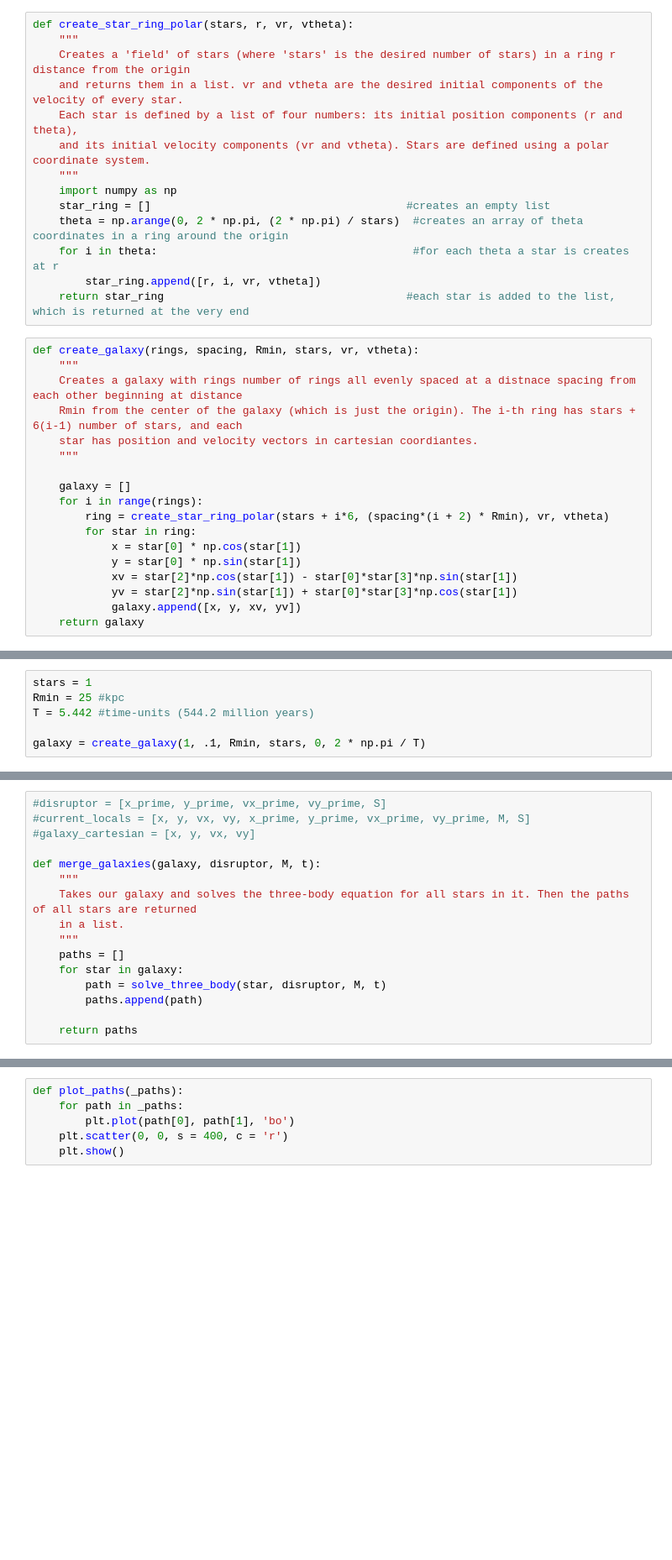
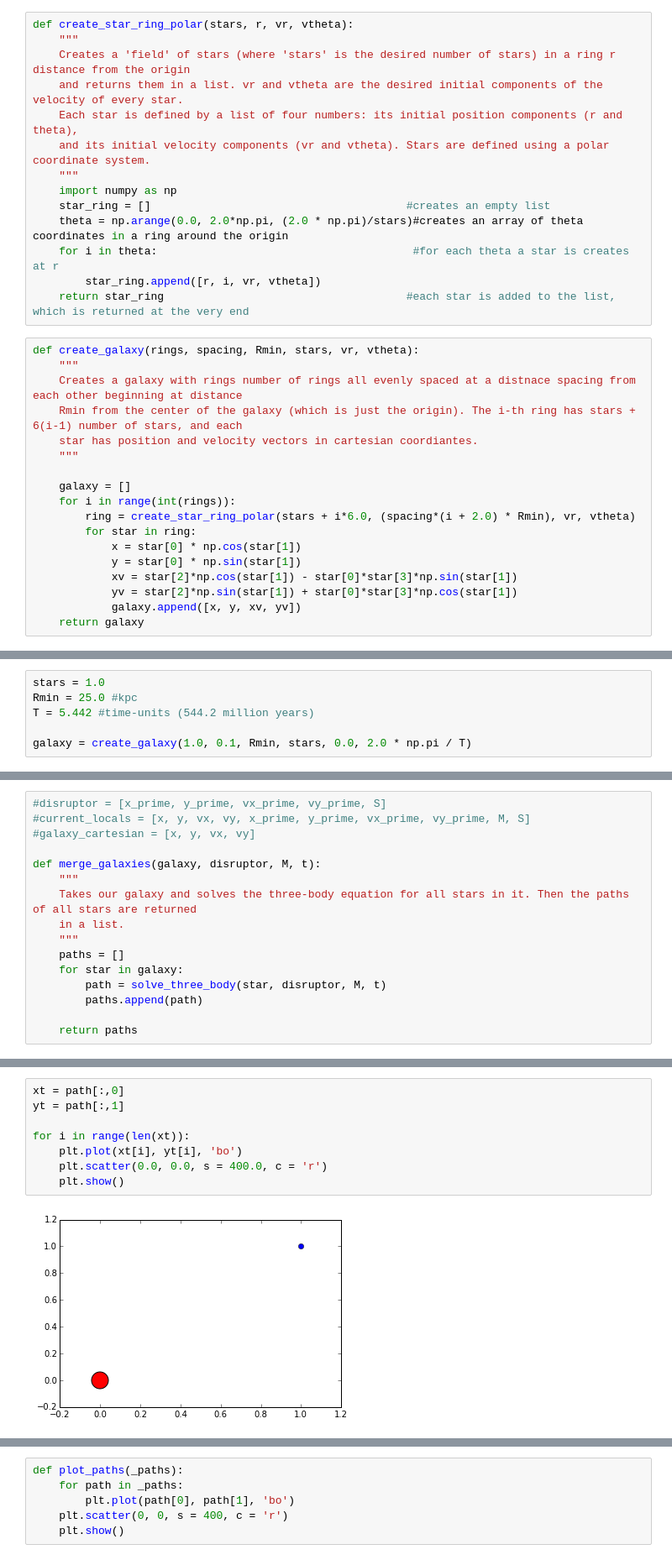
Before and after one commit to abardess/PHYS202-S14, a Jupyter notebook: GalaxyProject/GalaxiesForRealThisTime.ipynb, the cells around one changed output, grey strips where cells are left out. Shown at 84% size. Drawn from its saved outputs; the diff is of its cells as text; blank space fills up the shorter version.

```diff
--- a/GalaxyProject/GalaxiesForRealThisTime.ipynb
+++ b/GalaxyProject/GalaxiesForRealThisTime.ipynb
@@ -15,7 +15,7 @@ def create_star_ring_polar(stars, r, vr, vtheta):
     """
     import numpy as np
     star_ring = []                                       #creates an empty list
-    theta = np.arange(0, 2 * np.pi, (2 * np.pi) / stars)  #creates an array of theta coordinates in a ring around the origin
+    theta = np.arange(0.0, 2.0*np.pi, (2.0 * np.pi)/stars)#creates an array of theta coordinates in a ring around the origin
     for i in theta:                                       #for each theta a star is creates at r
         star_ring.append([r, i, vr, vtheta])
     return star_ring                                     #each star is added to the list, which is returned at the very end
@@ -28,8 +28,8 @@ def create_galaxy(rings, spacing, Rmin, stars, vr, vtheta):
     """
 
     galaxy = []
-    for i in range(rings):
-        ring = create_star_ring_polar(stars + i*6, (spacing*(i + 2) * Rmin), vr, vtheta)
+    for i in range(int(rings)):
+        ring = create_star_ring_polar(stars + i*6.0, (spacing*(i + 2.0) * Rmin), vr, vtheta)
         for star in ring:
             x = star[0] * np.cos(star[1])
             y = star[0] * np.sin(star[1])
@@ -49,10 +49,10 @@ def plot_galaxy(galaxy):
     plt.show()
 # %%
-stars = 1
-Rmin = 25 #kpc
+stars = 1.0
+Rmin = 25.0 #kpc
 T = 5.442 #time-units (544.2 million years)
 
-galaxy = create_galaxy(1, .1, Rmin, stars, 0, 2 * np.pi / T)
+galaxy = create_galaxy(1.0, 0.1, Rmin, stars, 0.0, 2.0 * np.pi / T)
 # %%
 plot_galaxy(galaxy)
 # %% [output]
@@ -124,0 +121,10 @@ print path
+# %%
+xt = path[:,0]
+yt = path[:,1]
+
+for i in range(len(xt)):
+    plt.plot(xt[i], yt[i], 'bo')
+    plt.scatter(0.0, 0.0, s = 400.0, c = 'r')
+    plt.show()
+# %% [output]
+[figure, added]
```
Also changed, not shown: parts of 5 cells of this notebook.
